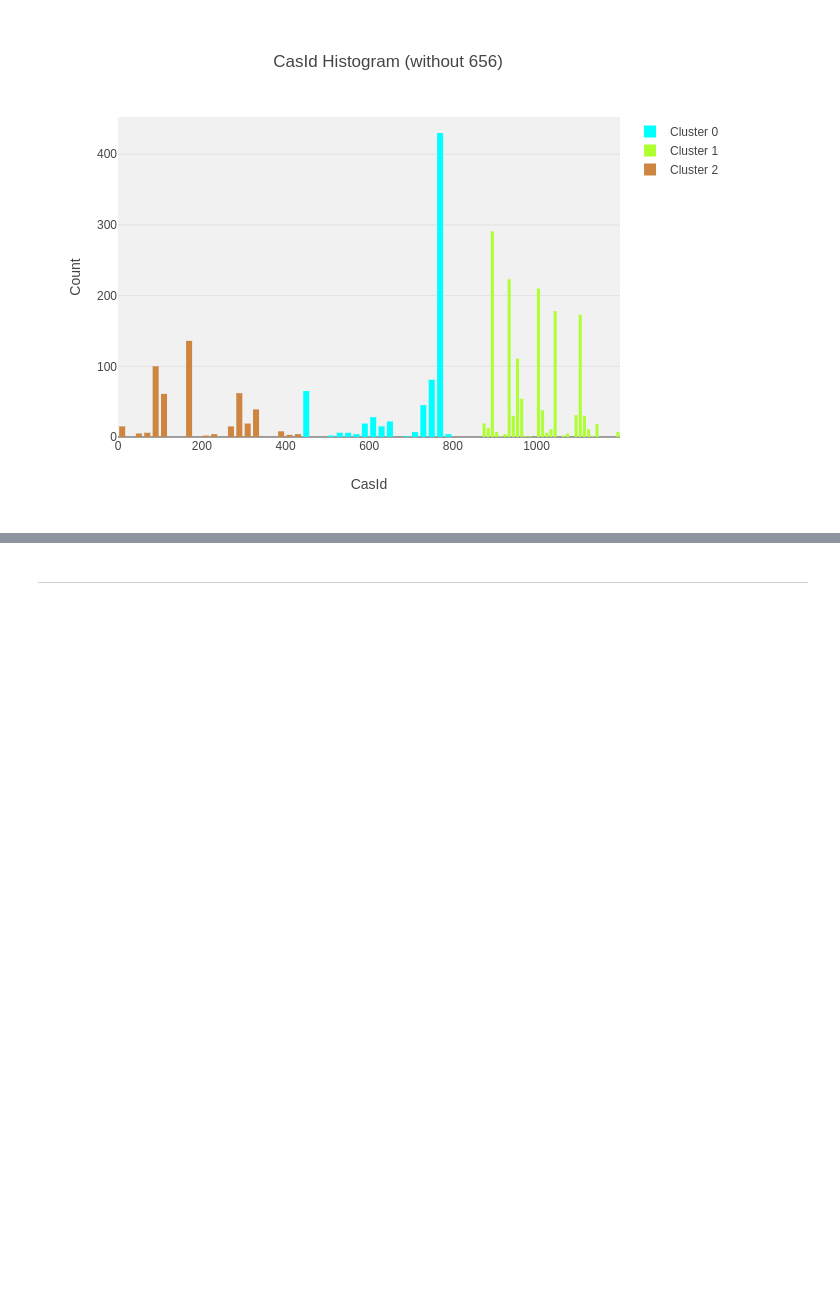
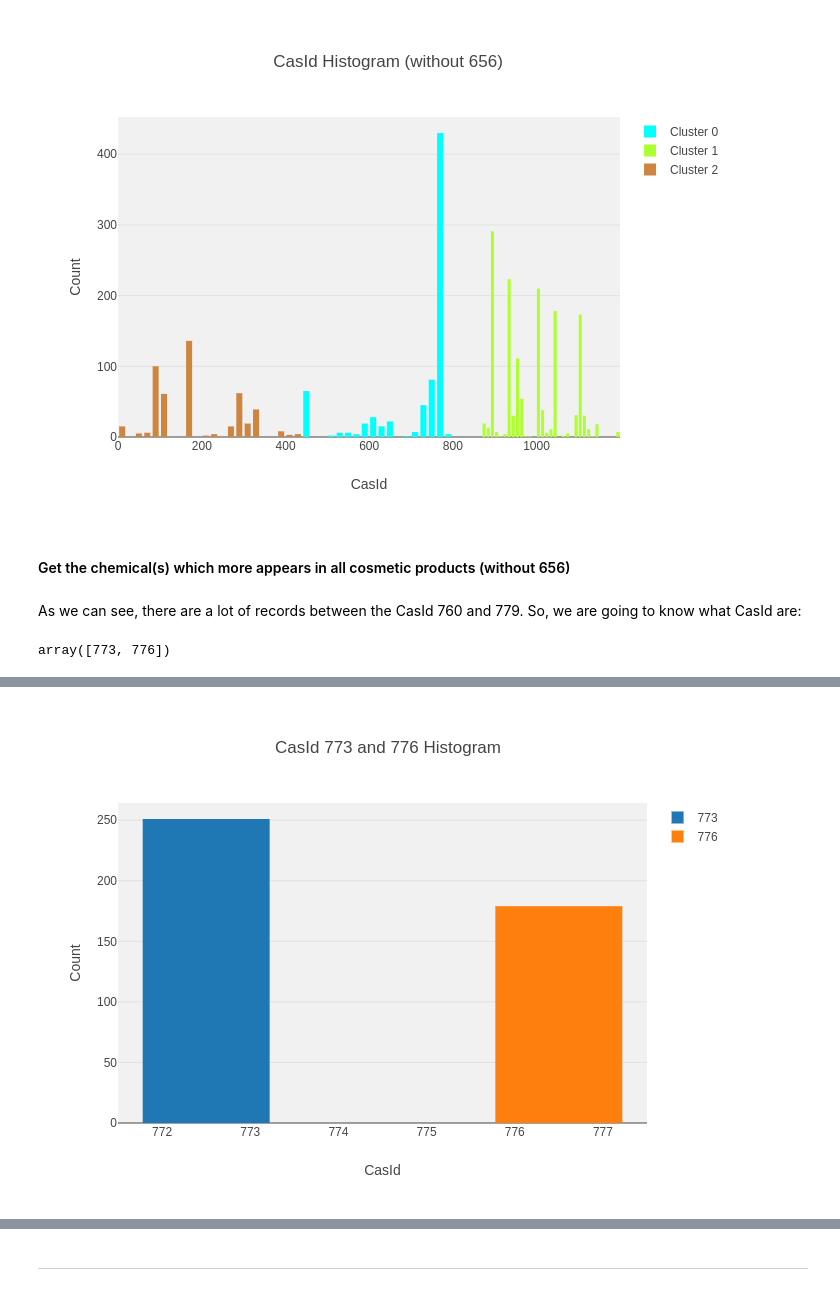
Before and after one commit to jmssalas/master-bigdata-businessanalytics, a Jupyter notebook: 09-masters-thesis/src/clustering.ipynb, the cells around one changed output, grey strips where cells are left out. Saved outputs shown, nothing was run; the diff lists cells and outputs as text; code cells hidden in the pictures; blank space fills up the shorter version.

```diff
--- a/09-masters-thesis/src/clustering.ipynb
+++ b/09-masters-thesis/src/clustering.ipynb
@@ -762,3 +770,49 @@ Image(get_path('histogram_casid_without656'))
 # %% [output]
 [interactive output not drawn]
 [figure]
+# %% [markdown]
+#### Get the chemical(s) which more appears in all cosmetic products (without 656)
+# %% [markdown]
+As we can see, there are a lot of records between the CasId 760 and 779. So, we are going to know what CasId are:
+# %%
+# Get CASID greater than or equals to 760
+ge_760 = data_without_656[data_without_656[CASID_COLUMN] >= 760]
+# Get CASID less than or equal to 779
+between_760_779 = ge_760[ge_760[CASID_COLUMN] <= 779]
+
+# Get data clusters
+clusters = kmeans.predict(between_760_779)
+
+# Get the unique values
+unique(between_760_779[CASID_COLUMN].values)
+# %% [output]
+array([773, 776])
+# %%
+# Let's plot a histogram of 773 and 776 CASID
+hist_1 = go.Histogram(
+    x = between_760_779[CASID_COLUMN][between_760_779[CASID_COLUMN] == 773].values,
+    name = '773',
+)
+hist_2 = go.Histogram(
+    x = between_760_779[CASID_COLUMN][between_760_779[CASID_COLUMN] == 776].values,
+    name = '776',
+)
+
+layout = go.Layout(
+    title='CasId 773 and 776 Histogram',
+    xaxis=dict(
+        title='CasId'
+    ),
+    yaxis=dict(
+        title='Count'
+    ),
+    bargap=0.2,
+    bargroupgap=0.1,
+    plot_bgcolor='rgba(240,240,240, 0.95)'
+)
+
+fig = go.Figure(data=[hist_1, hist_2], layout=layout)
+offline.iplot(fig)
+pio.write_image(fig, get_path('histogram-casid-773-776'))
+Image(get_path('histogram-casid-773-776'))
+# %% [output]
@@ -764,0 +820 @@ Image(get_path('histogram_casid_without656'))
+[figure, added]
```
Also changed, not shown: parts of 10 cells of this notebook, 38 other files.
